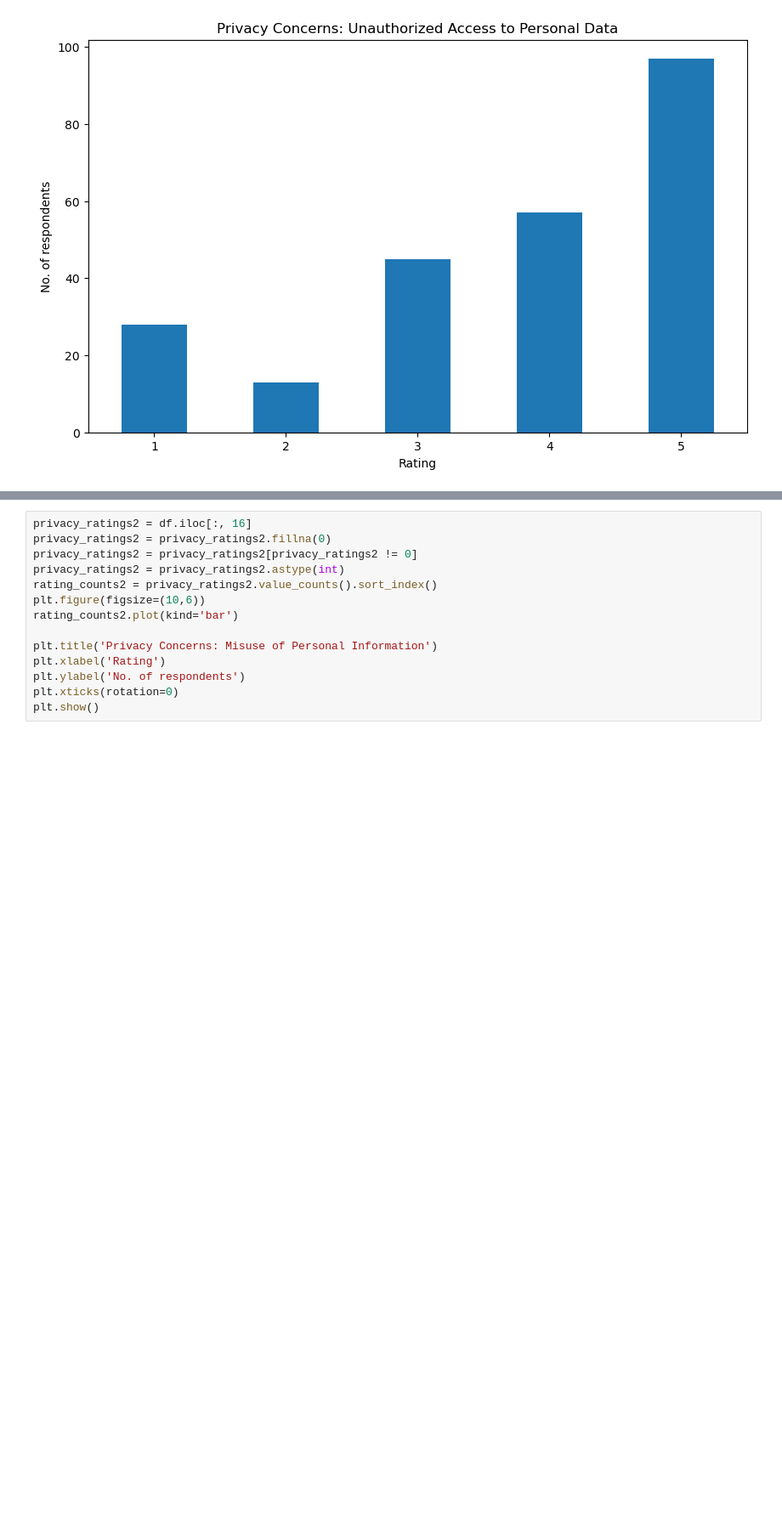
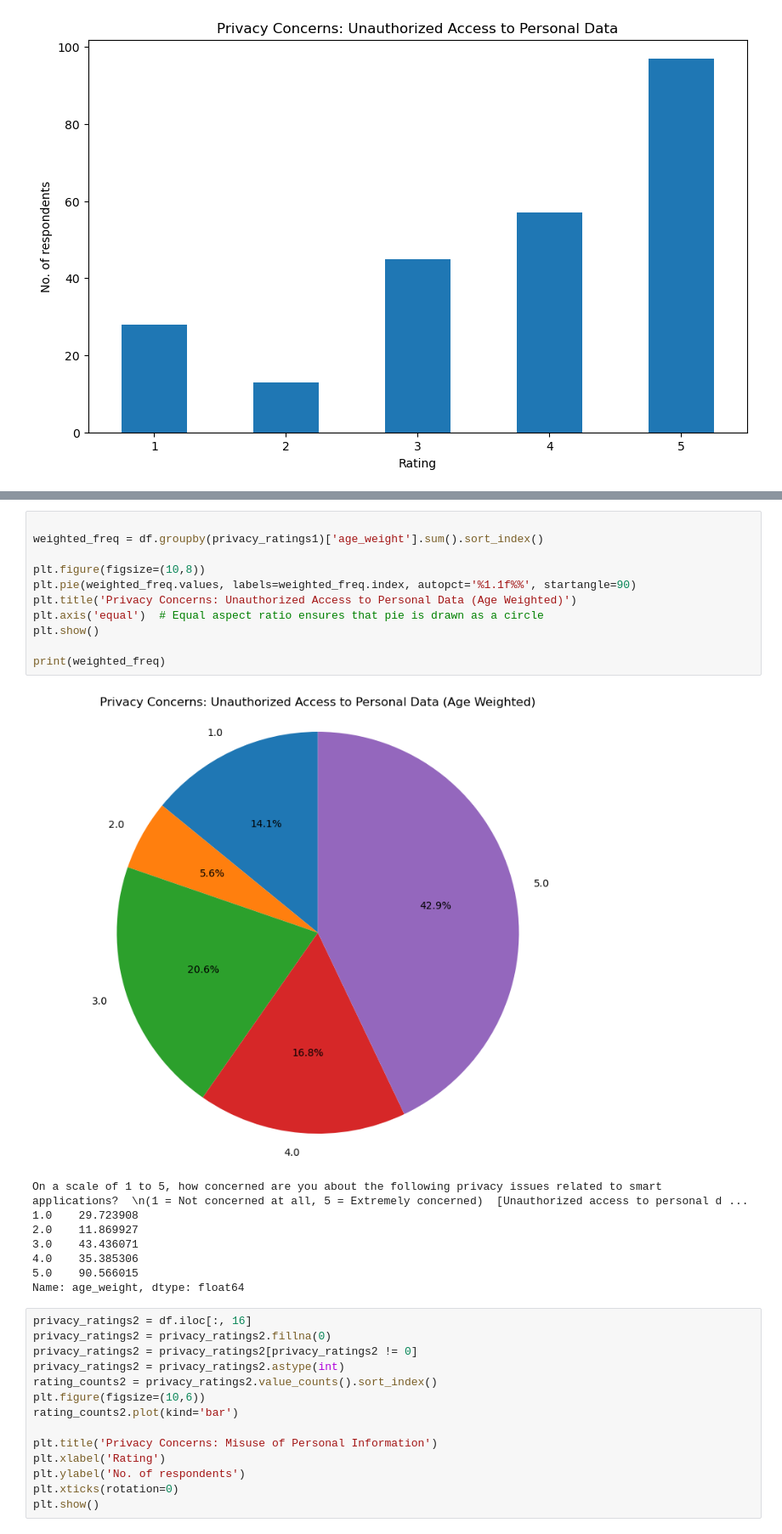
Before and after one commit to doryang1019/Coquitlam_Analyze, a Jupyter notebook: Raymond_Q3_Descriptive.ipynb, the cells around one changed output, grey strips where cells are left out. Shown at 85% size. Saved outputs shown, nothing was run; the diff lists cells and outputs as text; blank space fills up the shorter version.

```diff
--- a/Raymond_Q3_Descriptive.ipynb
+++ b/Raymond_Q3_Descriptive.ipynb
@@ -69,3 +136,23 @@ plt.show()
+# %%
+
+weighted_freq = df.groupby(privacy_ratings1)['age_weight'].sum().sort_index()
+
+plt.figure(figsize=(10,8))
+plt.pie(weighted_freq.values, labels=weighted_freq.index, autopct='%1.1f%%', startangle=90)
+plt.title('Privacy Concerns: Unauthorized Access to Personal Data (Age Weighted)')
+plt.axis('equal')  # Equal aspect ratio ensures that pie is drawn as a circle
+plt.show()
+
+print(weighted_freq)
+# %% [output]
+[figure, added]
+On a scale of 1 to 5, how concerned are you about the following privacy issues related to smart applications?  \n(1 = Not concerned at all, 5 = Extremely concerned)  [Unauthorized access to personal d ...
+1.0    29.723908
+2.0    11.869927
+3.0    43.436071
+4.0    35.385306
+5.0    90.566015
+Name: age_weight, dtype: float64
 # %%
 privacy_ratings2 = df.iloc[:, 16]
 privacy_ratings2 = privacy_ratings2.fillna(0)
```
Also changed, not shown: parts of 10 cells of this notebook.
